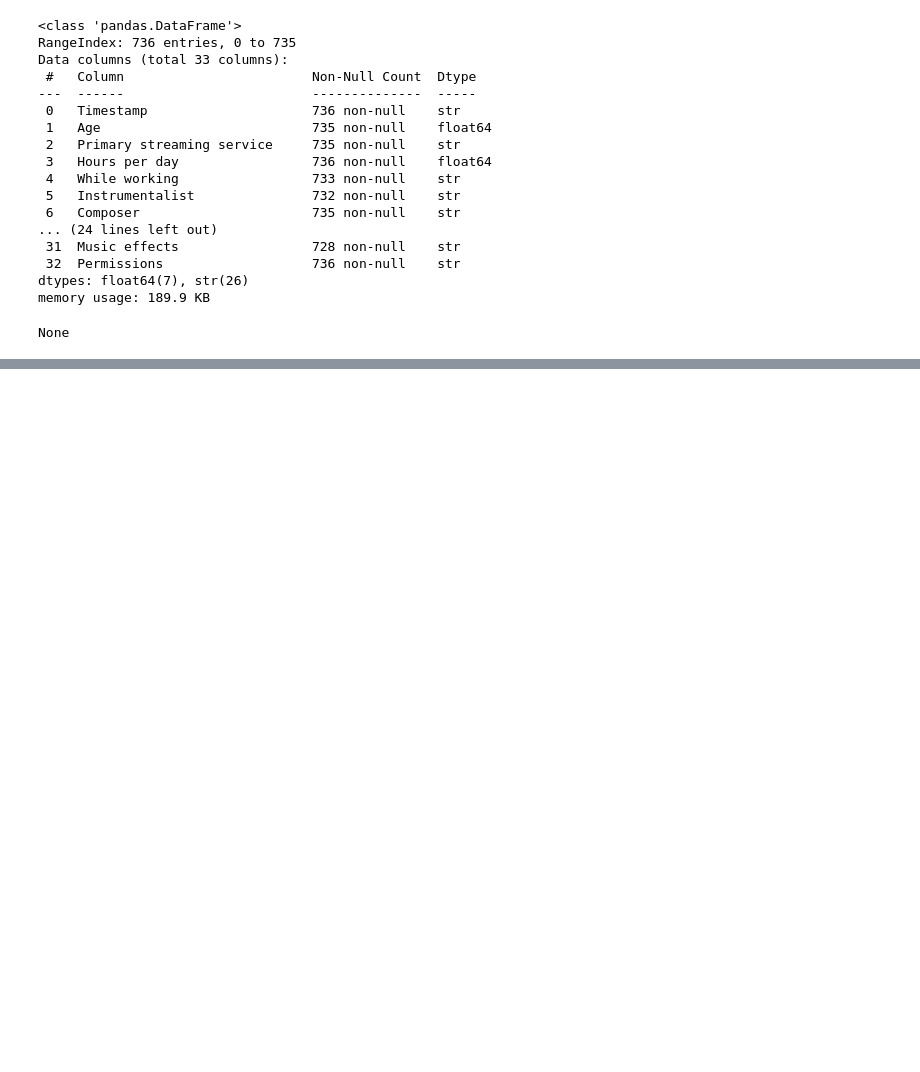
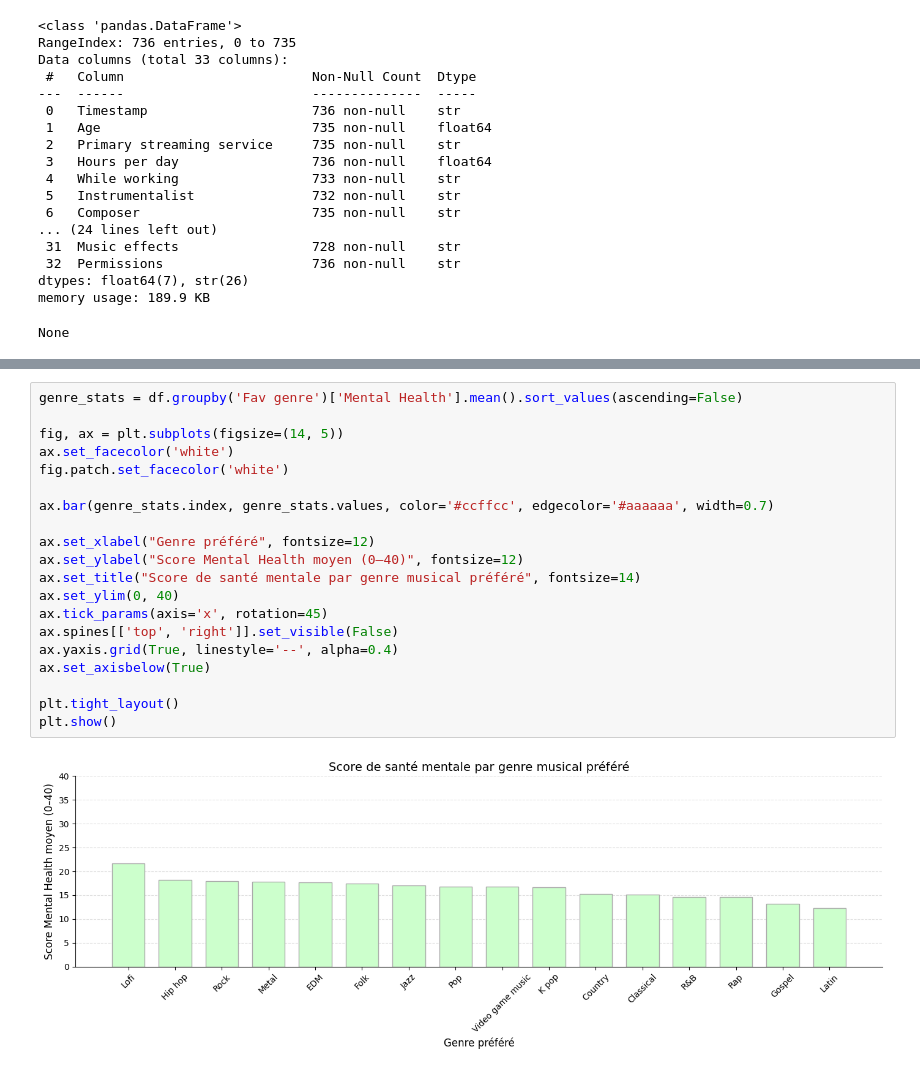
Before and after one commit to lrondal/I-am-hungry, a Jupyter notebook: project_dataVis_Letort_Rondal.ipynb, the cells around one changed output, grey strips where cells are left out. Saved outputs shown, nothing was run; the diff lists cells and outputs as text; blank space fills up the shorter version.

```diff
--- a/project_dataVis_Letort_Rondal.ipynb
+++ b/project_dataVis_Letort_Rondal.ipynb
@@ -43,0 +156,22 @@ None
+# %%
+genre_stats = df.groupby('Fav genre')['Mental Health'].mean().sort_values(ascending=False)
+
+fig, ax = plt.subplots(figsize=(14, 5))
+ax.set_facecolor('white')
+fig.patch.set_facecolor('white')
+
+ax.bar(genre_stats.index, genre_stats.values, color='#ccffcc', edgecolor='#aaaaaa', width=0.7)
+
+ax.set_xlabel("Genre préféré", fontsize=12)
+ax.set_ylabel("Score Mental Health moyen (0–40)", fontsize=12)
+ax.set_title("Score de santé mentale par genre musical préféré", fontsize=14)
+ax.set_ylim(0, 40)
+ax.tick_params(axis='x', rotation=45)
+ax.spines[['top', 'right']].set_visible(False)
+ax.yaxis.grid(True, linestyle='--', alpha=0.4)
+ax.set_axisbelow(True)
+
+plt.tight_layout()
+plt.show()
+# %% [output]
+[figure, added]
```
Also changed, not shown: parts of 7 cells of this notebook, 1 other file.
